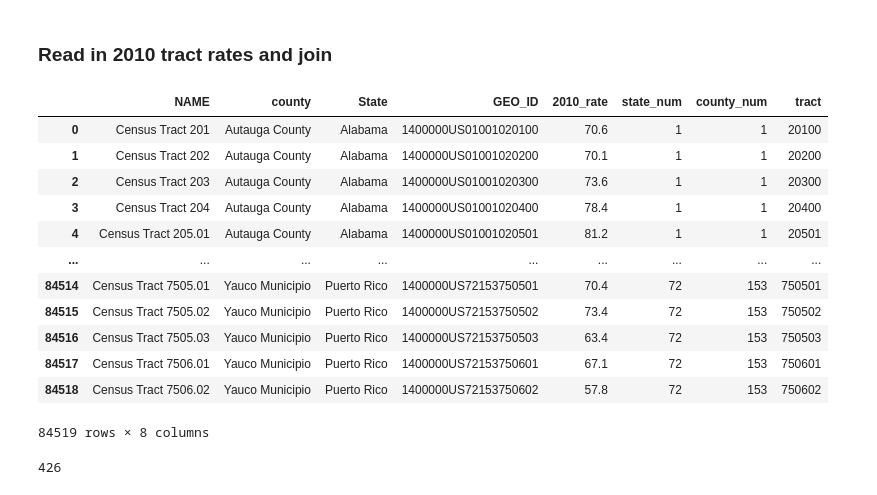
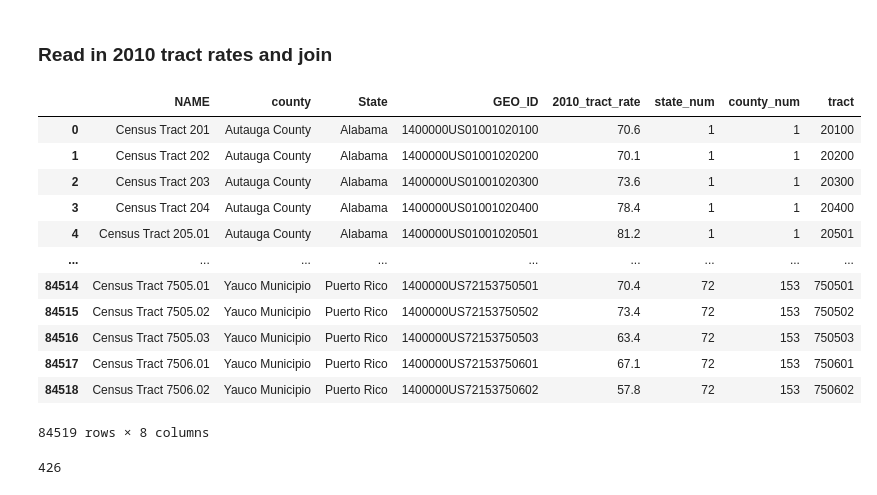
Before and after one commit to tdiffendal/USAT, a Jupyter notebook: Copy_of_census_responses.ipynb, the cells around one changed output. Drawn from its saved outputs; the diff is of its cells as text; code cells hidden in the pictures.

```diff
--- a/Copy_of_census_responses.ipynb
+++ b/Copy_of_census_responses.ipynb
@@ -222,11 +222,11 @@ tract_v_state.sort_values(by=['2020_tract_st_diff'])
 # %%
 # read in csvs with 2010 response data for tracts and states
 rates2010 = pd.read_csv('https://raw.githubusercontent.com/tdiffendal/USAT/master/census-responses/2010responserate.csv')
 #rename this column
-rates2010 = rates2010.rename(columns={'FSRR2010':'2010_rate'})
+rates2010 = rates2010.rename(columns={'FSRR2010':'2010_tract_rate'})
 rates2010
 # %% [output]
-|  | NAME | county | State | GEO_ID | 2010_rate | state_num | county_num | tract |
+|  | NAME | county | State | GEO_ID | 2010_tract_rate | state_num | county_num | tract |
 | 0 | Census Tract 201 | Autauga County | Alabama | 1400000US01001020100 | 70.6 | 1 | 1 | 20100 |
 | 1 | Census Tract 202 | Autauga County | Alabama | 1400000US01001020200 | 70.1 | 1 | 1 | 20200 |
 | 2 | Census Tract 203 | Autauga County | Alabama | 1400000US01001020300 | 73.6 | 1 | 1 | 20300 |
```
Also changed, not shown: parts of 59 cells of this notebook.
